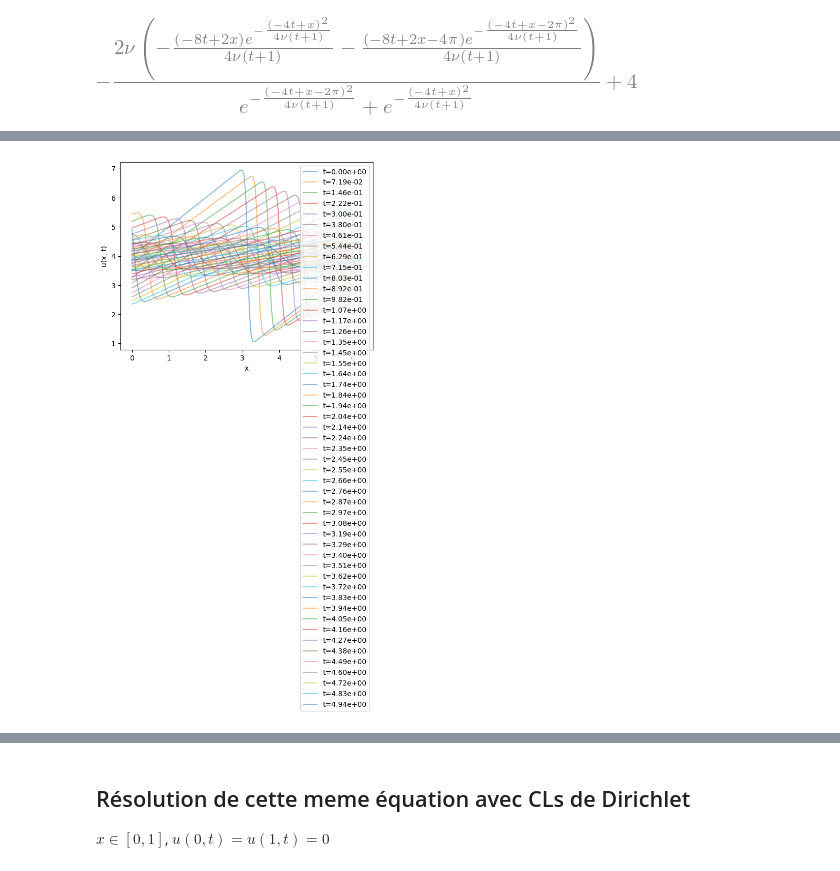
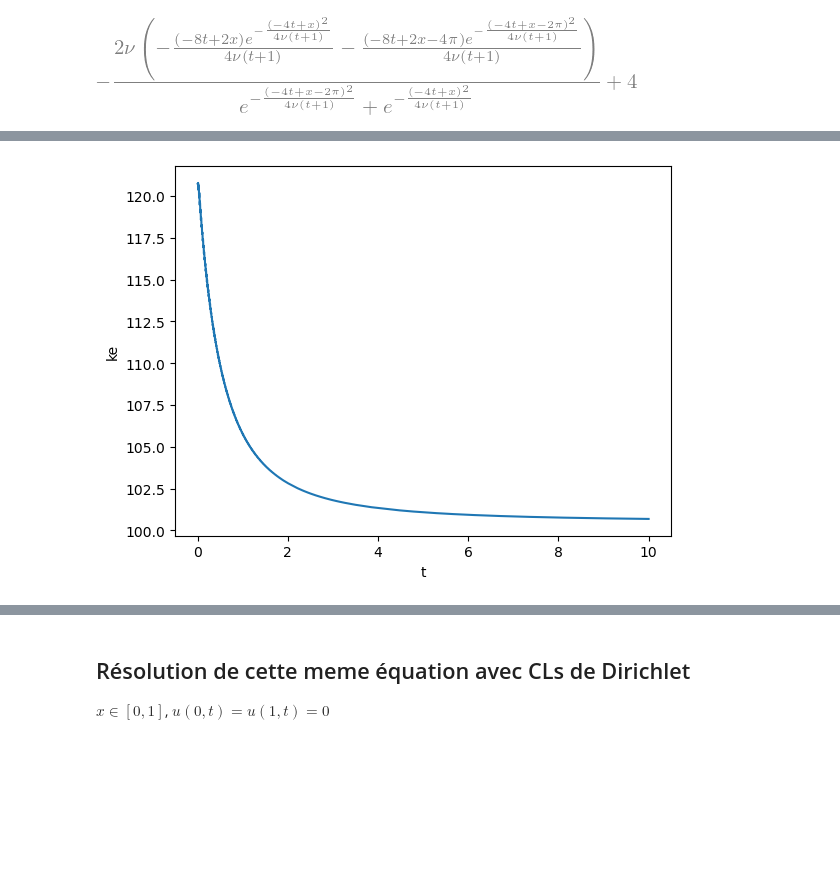
Before and after one commit to personne30003/pyTQG, a Jupyter notebook: Proto_notebooks/Adv_1D.ipynb, the cells around one changed output, grey strips where cells are left out. Drawn from its saved outputs; the diff is of its cells as text; code cells hidden in the pictures; blank space fills up the shorter version.

```diff
--- a/Proto_notebooks/Adv_1D.ipynb
+++ b/Proto_notebooks/Adv_1D.ipynb
@@ -705,99 +747,9 @@ func_u_ana = sp.utilities.lambdify((x, t, nu), u_ana)
 # %% [output]
 [figure]
 # %%
-visc=0.1
-
-Nx = 128
-x = np.linspace(0.0, 2.0*np.pi,Nx, endpoint = False)
-dx = x[1]-x[0]
-
-
-rhs_Bu_Fourier = lambda uu, tt : -uu*Fourier.Fourier_deriv(uu, order=1) + visc*Fourier.Fourier_deriv(uu, order=2)
-u_F = func_u_ana(x, 0, visc)
-
-
-Tmax = 5.0
-CFL = 0.01
-N_it_max = 100000
-N_it = 0
-u_max = 10.0
-
-
-print(f"dx = {dx}")
-print(f"CFL = {CFL}")
-print(f"visc = {visc}")
-
-
-liste_t = [0.0]
-liste_u = [u_F]
-
-t = 0.0
-
-dt = CFL * dx/np.max(u_F)
-liste_dt = [dt]
-
-params = Params.Params()
-params.time_scheme = 'RK2'
-TS = TimeScheme.TimeScheme(params, rhs_Bu_Fourier, u_F.copy())
-
-print(f"Schéma temporel {params.time_scheme}")
-
-print("debut boucle")
-print(f"####################################################")
-while (t <= Tmax) :
-    N_it += 1
-    #dt = 0.0001
-    t+=dt
-    u_i= TS.Step(dt)
-    #print(f"t={t}")
-    dt = CFL * dx/np.max(u_i)
-    #print(f"U max = {np.max(u_i):.3f}")
-    #print(f"dt={dt:.3f}")
-
-    if np.max(u_i) >= u_max:
-        print(f"Dépassement de valeur limite (u_max = {u_max}) en t) {t}")
-        break
-    liste_dt.append(dt)
-    liste_u.append(u_i)
-    liste_t.append(t)
-    if N_it >= N_it_max :
-        print("nombre maximum d'itérations atteint")
-        break
-
-print("####################################################")
-liste_u = np.array(liste_u)
-Da_Bu_F = xr.DataArray(liste_u, dims=['t', 'x'], coords = {'x' : x, 't':liste_t})
-print(f"nombre d'itérations {N_it}")
-
+Ds_exp_Fourier = xr.open_dataset("Burgers_Fourier.nc")
+ipd.display(Ds_exp_Fourier)
 
 fig = plt.figure()
-step_plot = 1000
-for i in range(0, N_it):
-    if i %step_plot ==0 :
-        plt.plot(x,liste_u[i, :], label=f't={liste_t[i]:.2e}', alpha =0.5)
-plt.xlabel("x")
-plt.ylabel("u(x, t)")
-plt.legend()
-
-XX, TT = np.meshgrid(x, np.linspace(0.0, Tmax, 1000), indexing = 'ij')
-sol_ana = func_u_ana(XX, TT, visc)
-
-
-fig = plt.figure()
-plt.plot(liste_t, liste_dt)
-plt.xlabel('t')
-plt.ylabel('dt')
-plt.title('pas de temps')
-
-fig=plt.figure()
-Da_Bu_F.plot(vmin = sol_ana.min(), vmax = sol_ana.max())
-
-
-fig = plt.figure()
-ax=plt.axes()
-ax.set_title("solution analytique")
-cf = ax.pcolormesh(XX, TT, sol_ana)
-ax.set_xlabel('x')
-ax.set_ylabel('t')
-fig.colorbar(cf, ax=ax)
+Ds_exp_Fourier['ke'].plot()
 # %% [output]
@@ -813 +769 @@ nombre d'itérations 50547
-[figure, old version]
+[figure, new version]
```
Also changed, not shown: parts of 31 cells of this notebook, 21 other files.
